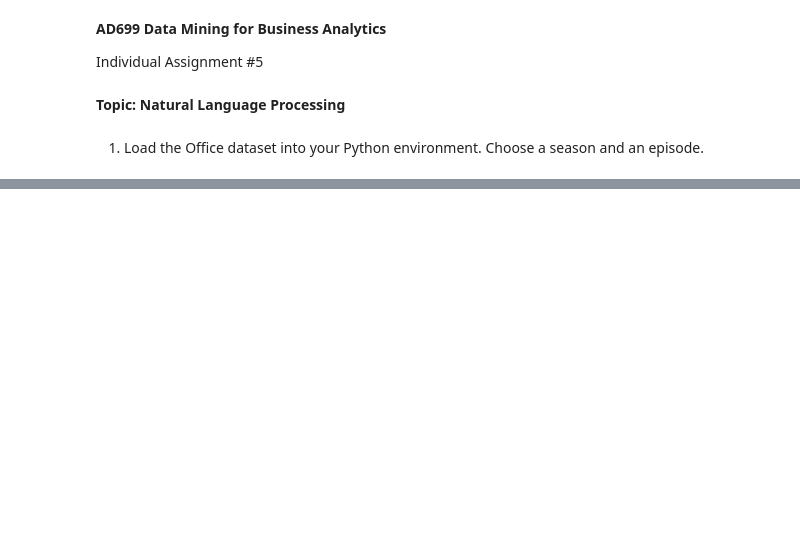
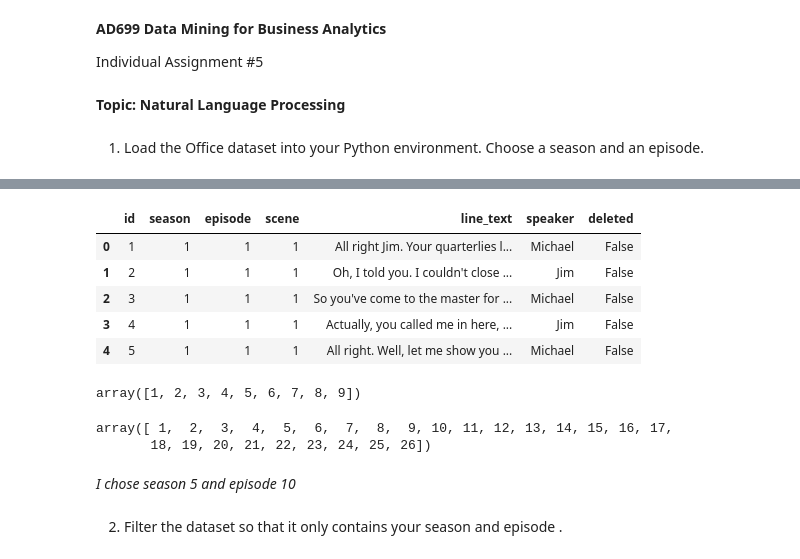
Before and after one commit to prabuj1611/ABA_Coding_Challenge, a Jupyter notebook: data_mining_for_business_analytics_individual_assignment_5.ipynb, the cells around one changed output, grey strips where cells are left out. Saved outputs shown, nothing was run; the diff lists cells and outputs as text; code cells hidden in the pictures; blank space fills up the shorter version.

```diff
--- a/data_mining_for_business_analytics_individual_assignment_5.ipynb
+++ b/data_mining_for_business_analytics_individual_assignment_5.ipynb
@@ -13,0 +31,22 @@ df = pd.read_csv('the_office.csv')
+# %%
+df.head()
+# %% [output]
+|  | id | season | episode | scene | line_text | speaker | deleted |
+| 0 | 1 | 1 | 1 | 1 | All right Jim. Your quarterlies l... | Michael | False |
+| 1 | 2 | 1 | 1 | 1 | Oh, I told you. I couldn't close ... | Jim | False |
+| 2 | 3 | 1 | 1 | 1 | So you've come to the master for ... | Michael | False |
+| 3 | 4 | 1 | 1 | 1 | Actually, you called me in here, ... | Jim | False |
+| 4 | 5 | 1 | 1 | 1 | All right. Well, let me show you ... | Michael | False |
+# %%
+df['season'].unique()
+# %% [output]
+array([1, 2, 3, 4, 5, 6, 7, 8, 9])
+# %%
+df['episode'].unique()
+# %% [output]
+array([ 1,  2,  3,  4,  5,  6,  7,  8,  9, 10, 11, 12, 13, 14, 15, 16, 17,
+       18, 19, 20, 21, 22, 23, 24, 25, 26])
+# %% [markdown]
+*I chose season 5 and episode 10*
+# %% [markdown]
+2. Filter the dataset so that it only contains your season and episode .
```
Also changed, not shown: parts of 5 cells of this notebook.
